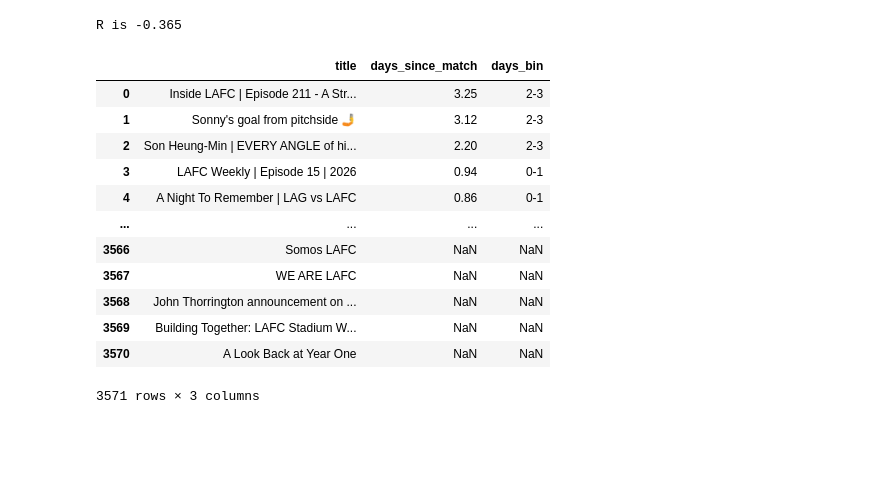
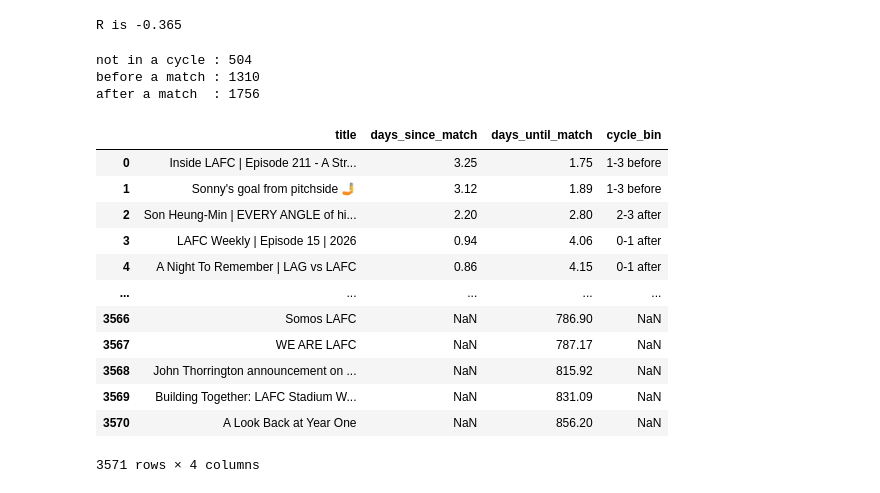
Before and after one commit to great-wave/lafc_content, a Jupyter notebook: notebooks/exploration.ipynb, the cells around one changed output. Drawn from its saved outputs; the diff is of its cells as text; code cells hidden in the pictures; blank space fills up the shorter version.

```diff
--- a/notebooks/exploration.ipynb
+++ b/notebooks/exploration.ipynb
@@ -242,31 +244,58 @@ fig.update_xaxes(
 fig.update_yaxes(tickformat='.1%')
 
 fig.show()
+# %%
+# Assigns the columns into two series.
+after  = df['days_since_match']    # days SINCE the previous match (always ≥ 0)
+before = df['days_until_match']    # days UNTIL the next match     (always ≥ 0)
+
+
+# Fills in na with infinity, then compares the two series, row by row, and returns a boolean. If before is smaller - then it returns true, meaning, this row is closer to the NEXT match.
+closer_to_next = before.fillna(np.inf) < after.fillna(np.inf)
+
+# Assigns either a -before or after based on the boolean in closer_to_next
+df['days_from_match'] = np.where(closer_to_next, -before, after)
+
+#Overwrite nan if its been 21 days since (and until) the closest matches
+
+OFFSEASON_DAYS = 21
+not_in_cycle = ((after.fillna(np.inf)  > OFFSEASON_DAYS) &
+                (before.fillna(np.inf) > OFFSEASON_DAYS))
+
+df.loc[not_in_cycle, 'days_from_match'] = np.nan
+
+print('not in a cycle :', not_in_cycle.sum())
+print('before a match :', (df['days_from_match'] < 0).sum())
+print('after a match  :', (df['days_from_match'] > 0).sum())
+# %% [output]
+not in a cycle : 504
+before a match : 1310
+after a match  : 1756
 # %%
 #Binning and adding the bin info back to the df.
 
-BIN_EDGES  = [0, 2, 4, 8, 15, 31, np.inf]
-BIN_LABELS = ['0-1', '2-3', '4-7', '8-14', '15-30', '30+']
+CYCLE_EDGES  = [-np.inf, -7, -3, -1, 0, 2, 4, 8, np.inf]
+CYCLE_LABELS = ['7+ before', '3-7 before', '1-3 before', 'matchday',
+                '0-1 after', '2-3 after', '4-7 after', '8+ after']
 
-df['days_bin'] = pd.cut(
-    df['days_since_match'],
-    bins=BIN_EDGES,
-    labels=BIN_LABELS,
-    right=False #So the bins go up to the higher edge, but don't include it.
-)
+df['cycle_bin'] = pd.cut(
+    df['days_from_match'],
+    bins=CYCLE_EDGES,
+    labels=CYCLE_LABELS, right=False
+    )
 
-display(df[['title', 'days_since_match', 'days_bin']])
+display(df[['title', 'days_since_match', 'days_until_match', 'cycle_bin']])
 # %% [output]
-|  | title | days_since_match | days_bin |
-| 0 | Inside LAFC | Episode 211 - A Str... | 3.25 | 2-3 |
-| 1 | Sonny's goal from pitchside 🤳 | 3.12 | 2-3 |
-| 2 | Son Heung-Min | EVERY ANGLE of hi... | 2.20 | 2-3 |
-| 3 | LAFC Weekly | Episode 15 | 2026 | 0.94 | 0-1 |
-| 4 | A Night To Remember | LAG vs LAFC | 0.86 | 0-1 |
-| ... | ... | ... | ... |
-| 3566 | Somos LAFC | NaN | NaN |
-| 3567 | WE ARE LAFC | NaN | NaN |
-| 3568 | John Thorrington announcement on ... | NaN | NaN |
-| 3569 | Building Together: LAFC Stadium W... | NaN | NaN |
-| 3570 | A Look Back at Year One | NaN | NaN |
+|  | title | days_since_match | days_until_match | cycle_bin |
+| 0 | Inside LAFC | Episode 211 - A Str... | 3.25 | 1.75 | 1-3 before |
+| 1 | Sonny's goal from pitchside 🤳 | 3.12 | 1.89 | 1-3 before |
+| 2 | Son Heung-Min | EVERY ANGLE of hi... | 2.20 | 2.80 | 2-3 after |
+| 3 | LAFC Weekly | Episode 15 | 2026 | 0.94 | 4.06 | 0-1 after |
+| 4 | A Night To Remember | LAG vs LAFC | 0.86 | 4.15 | 0-1 after |
+| ... | ... | ... | ... | ... |
+| 3566 | Somos LAFC | NaN | 786.90 | NaN |
+| 3567 | WE ARE LAFC | NaN | 787.17 | NaN |
+| 3568 | John Thorrington announcement on ... | NaN | 815.92 | NaN |
+| 3569 | Building Together: LAFC Stadium W... | NaN | 831.09 | NaN |
+| 3570 | A Look Back at Year One | NaN | 856.20 | NaN |
-3571 rows × 3 columns
+3571 rows × 4 columns
```
Also changed, not shown: parts of 10 cells of this notebook.
